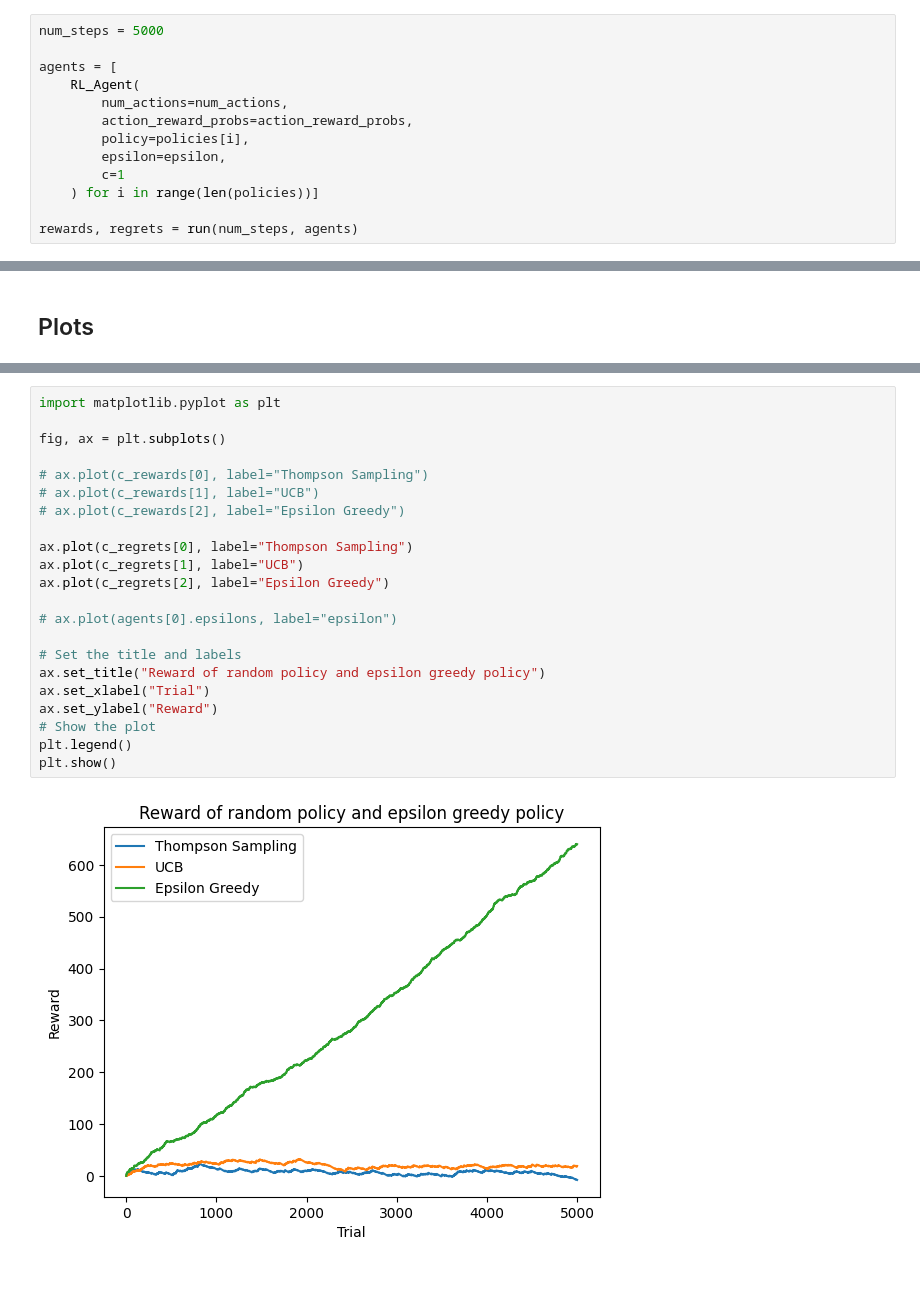
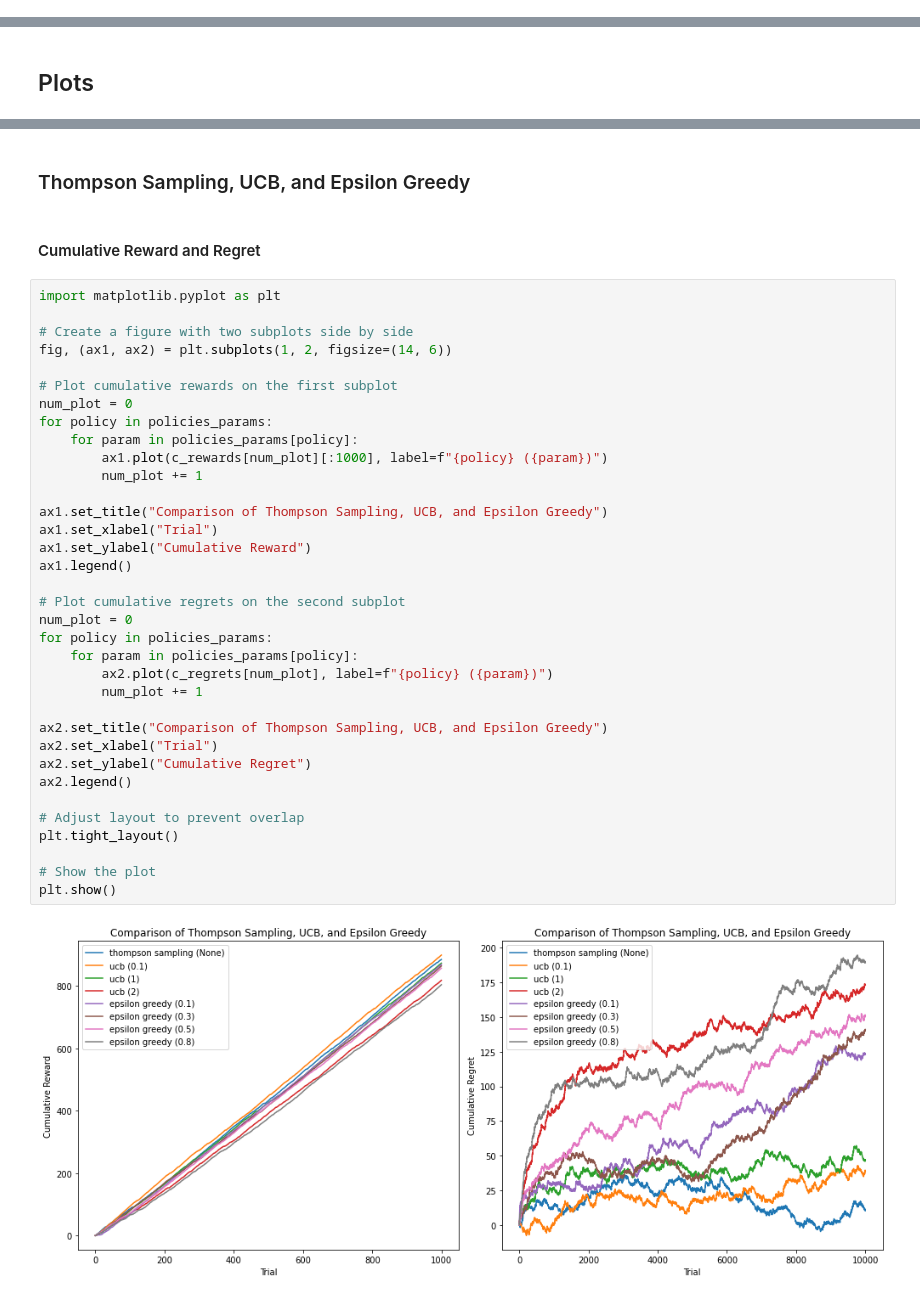
Before and after one commit to maj2idfar/Interactive-Learning-Course-Projects, a Jupyter notebook: 1_Multi_Armed_Bandit/1_Food_Recommendation_System.ipynb, the cells around one changed output, grey strips where cells are left out. Cells and saved outputs as stored; diff of their text form.

Commit message:
Add some plots

```diff
--- a/1_Multi_Armed_Bandit/1_Food_Recommendation_System.ipynb
+++ b/1_Multi_Armed_Bandit/1_Food_Recommendation_System.ipynb
@@ -164,13 +176,0 @@ epsilon = 0.5
-# %%
-num_steps = 5000
-
-agents = [
-    RL_Agent(
-        num_actions=num_actions,
-        action_reward_probs=action_reward_probs,
-        policy=policies[i],
-        epsilon=epsilon,
-        c=1
-    ) for i in range(len(policies))]
-
-rewards, regrets = run(num_steps, agents)
@@ -202,24 +212,41 @@ plt.show()
-# %%
-import matplotlib.pyplot as plt
-
-fig, ax = plt.subplots()
-
-# ax.plot(c_rewards[0], label="Thompson Sampling")
-# ax.plot(c_rewards[1], label="UCB")
-# ax.plot(c_rewards[2], label="Epsilon Greedy")
-
-ax.plot(c_regrets[0], label="Thompson Sampling")
-ax.plot(c_regrets[1], label="UCB")
-ax.plot(c_regrets[2], label="Epsilon Greedy")
-
-# ax.plot(agents[0].epsilons, label="epsilon")
-
-# Set the title and labels
-ax.set_title("Reward of random policy and epsilon greedy policy")
-ax.set_xlabel("Trial")
-ax.set_ylabel("Reward")
-# Show the plot
-plt.legend()
-plt.show()
-# %% [output]
-[figure, removed]
+# %% [markdown]
+### Thompson Sampling, UCB, and Epsilon Greedy
+# %% [markdown]
+#### Cumulative Reward and Regret
+# %%
+import matplotlib.pyplot as plt
+
+# Create a figure with two subplots side by side
+fig, (ax1, ax2) = plt.subplots(1, 2, figsize=(14, 6))
+
+# Plot cumulative rewards on the first subplot
+num_plot = 0
+for policy in policies_params:
+    for param in policies_params[policy]:
+        ax1.plot(c_rewards[num_plot][:1000], label=f"{policy} ({param})")
+        num_plot += 1
+
+ax1.set_title("Comparison of Thompson Sampling, UCB, and Epsilon Greedy")
+ax1.set_xlabel("Trial")
+ax1.set_ylabel("Cumulative Reward")
+ax1.legend()
+
+# Plot cumulative regrets on the second subplot
+num_plot = 0
+for policy in policies_params:
+    for param in policies_params[policy]:
+        ax2.plot(c_regrets[num_plot], label=f"{policy} ({param})")
+        num_plot += 1
+
+ax2.set_title("Comparison of Thompson Sampling, UCB, and Epsilon Greedy")
+ax2.set_xlabel("Trial")
+ax2.set_ylabel("Cumulative Regret")
+ax2.legend()
+
+# Adjust layout to prevent overlap
+plt.tight_layout()
+
+# Show the plot
+plt.show()
+# %% [output]
+[figure, added]
```
Also changed, not shown: parts of 23 cells of this notebook.
